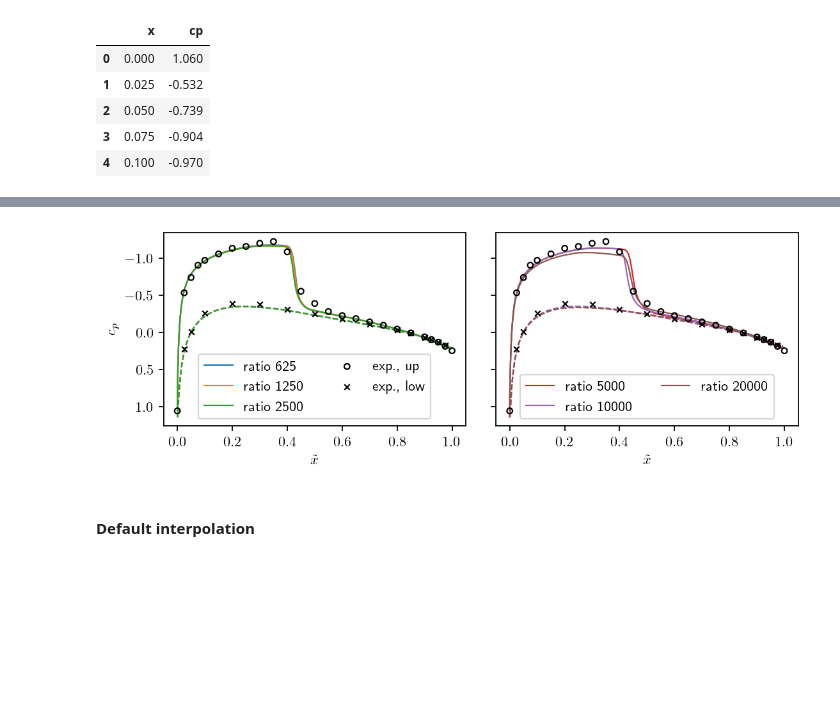
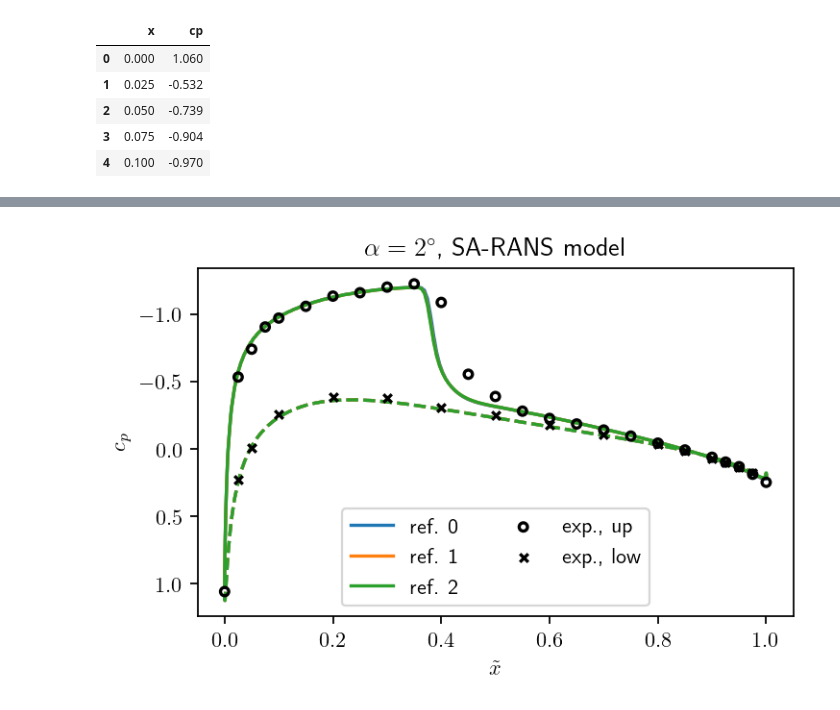
Before and after one commit to FlowModelingControl/naca0012_shock_buffet, a Jupyter notebook: notebooks/pressure_coefficients.ipynb, the cells around one changed output, grey strips where cells are left out. Cells and saved outputs as stored; diff of their text form; code cells hidden in the pictures; blank space fills up the shorter version.

Commit message:
Update NACA0012 notebooks for AIAA conference; add OAT15A data.

```diff
--- a/notebooks/pressure_coefficients.ipynb
+++ b/notebooks/pressure_coefficients.ipynb
@@ -5,13 +5,13 @@ import matplotlib as mpl
 import matplotlib.pyplot as plt
 import pandas as pd
 import numpy as np
-from utils import error_norms, average_surface_data, sample_surface_field
+from utils import average_surface_data
 
 mpl.rcParams['figure.dpi'] = 160
 mpl.rc('text', usetex=True)
 
 exp_data = "../exp_data/"
-run = "/media/andre/ElementsSE/naca0012_shock_buffet/run/"
+run = "/media/andre/Elements/naca0012_shock_buffet/run/"
 output = "./output/"
 !mkdir -p output
 
@@ -47,45 +80,28 @@ cp_exp["set1"][0].head()
 # %%
-fig, axarr = plt.subplots(1, 2, figsize=(8, 2.5), sharey=True)
+fig, ax = plt.subplots(figsize=(5, 3))
+lw = 1.5
+ms = 15
 
 data_up, data_low = cp_exp["set1"]
-cases = ["set1_alpha2_iddes_spalding_g{:d}".format(i) for i in [625, 1250, 2500, 5000, 10000, 20000]]
-lw = 1.0
-ms = 15
+sa_rans_cases = ["rhoCF_set1_alpha2_sa_ref{:d}".format(i) for i in [0, 1, 2]]
 
-for i, case in enumerate(cases):
+for i, case in enumerate(sa_iddes_cases):
     path = run + case + "/postProcessing/surface/"
-    data = average_surface_data(path, "total(p)_coeff_airfoil.raw", 0.15)
-    max_diff_up = np.mean(np.absolute(data[8] - data[6]))
-    max_diff_low = np.mean(np.absolute(data[9] - data[7]))
-    print("Mean amplitude lower/upper side: {:2.4f}/{:2.4f}".format(max_diff_low, max_diff_up))
-    print("Mean stdev. lower/upper side: {:2.4f}/{:2.4f}".format(np.mean(data[5]), np.mean(data[4])))
-    print("L1/L2/Lmax upper side: ", error_norms(data[0], data[2], data_up.x.values, data_up.cp.values))
-    print("L1/L2/Lmax lower side: ", error_norms(data[1], data[3], data_low.x.values, data_low.cp.values))
-    data_yp = average_surface_data(path, "yPlus_airfoil.raw", 0.15)
+    data = average_surface_data(path, "total(p)_coeff_airfoil.raw", 0.0495)
+    ax.plot(data[0], data[2], c="C{:d}".format(i), ls="-", lw=lw, label=f"ref. {i}")
+    ax.plot(data[1], data[3], c="C{:d}".format(i), ls="--", lw=lw)
+    # print some more information
+    data_yp = average_surface_data(path, "yPlus_airfoil.raw", 0.0495)
     print("yPlus mean/min/max upper side: {:1.4f}/{:1.4f}/{:1.4f}".format(np.mean(data_yp[2]), np.min(data_yp[2]), np.max(data_yp[2])))
     print("yPlus mean/min/max lower side: {:1.4f}/{:1.4f}/{:1.4f}".format(np.mean(data_yp[3]), np.min(data_yp[3]), np.max(data_yp[3])))
-    print("-"*60)
-    if i < 3:
-        ax = axarr[0]
-    else:
-        ax = axarr[1]
-    #ax.fill_between(data[0], data[6], data[8], color="C{:d}".format(i), alpha=0.3)
-    ax.plot(data[0], data[2], c="C{:d}".format(i), ls="-", lw=lw, label=r"ratio {:s}".format(case.split("_")[-1][1:]))
-    ax.plot(data[1], data[3], c="C{:d}".format(i), ls="--", lw=lw)
 
-for i, ax in enumerate(axarr):
-    if i == 0:
-        ax.scatter(data_up.x, data_up.cp, marker="o", s=ms, color="k", lw=lw, facecolor="none", zorder=10, label="exp., up")
-        ax.scatter(data_low.x, data_low.cp, marker="x", s=ms, color="k", lw=lw, zorder=10, label="exp., low")
-    else:
-        ax.scatter(data_up.x, data_up.cp, marker="o", s=ms, color="k", lw=lw, facecolor="none", zorder=10)
-        ax.scatter(data_low.x, data_low.cp, marker="x", s=ms, color="k", lw=lw, zorder=10)
-    ax.set_xlabel(r"$\tilde{x}$")
-    ax.legend(loc=8, ncol=2)
+ax.scatter(data_up.x, data_up.cp, marker="o", s=ms, color="k", lw=lw, facecolor="none", zorder=10, label="exp., up")
+ax.scatter(data_low.x, data_low.cp, marker="x", s=ms, color="k", lw=lw, zorder=10, label="exp., low")
+ax.set_xlabel(r"$\tilde{x}$")
+ax.legend(ncol=2, loc="lower center")
 
-axarr[0].set_ylabel(r"$c_p$")
+ax.set_ylabel(r"$c_p$")
+ax.set_title(r"$\alpha = 2^\circ$, SA-RANS model")
 plt.gca().invert_yaxis()
-plt.subplots_adjust(wspace=0.1)
-plt.savefig(output + "set1_cp_grading_wall_function.pdf", bbox_inches="tight")
-plt.show()
+plt.savefig(output + "set1_cp_a2_rans_refinement.pdf", bbox_inches="tight")
 # %% [output]
@@ -109,3 +125 @@ yPlus mean/min/max lower side: 5.8739/1.8052/6.9901
-[figure, old version]
+[figure, new version]
-# %% [markdown]
-#### Default interpolation
```
Also changed, not shown: parts of 34 cells of this notebook, 27 other files.
